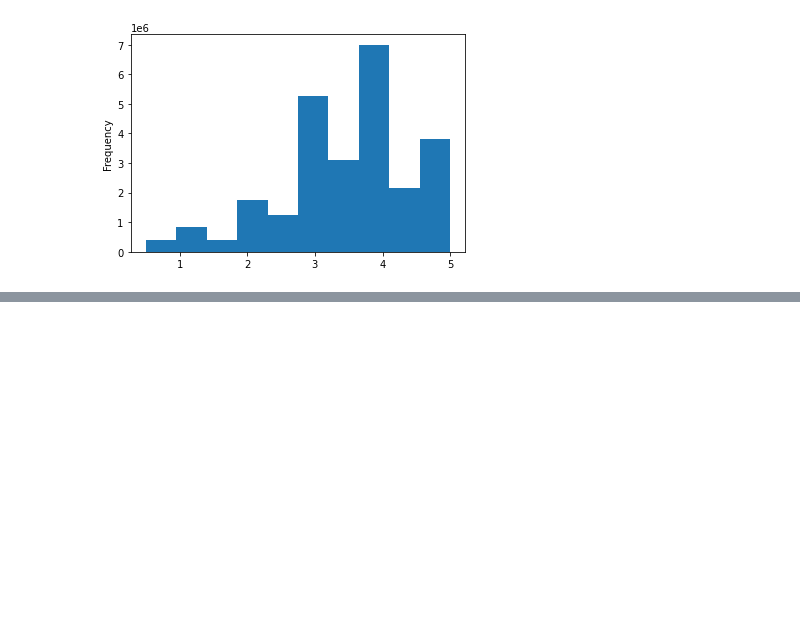
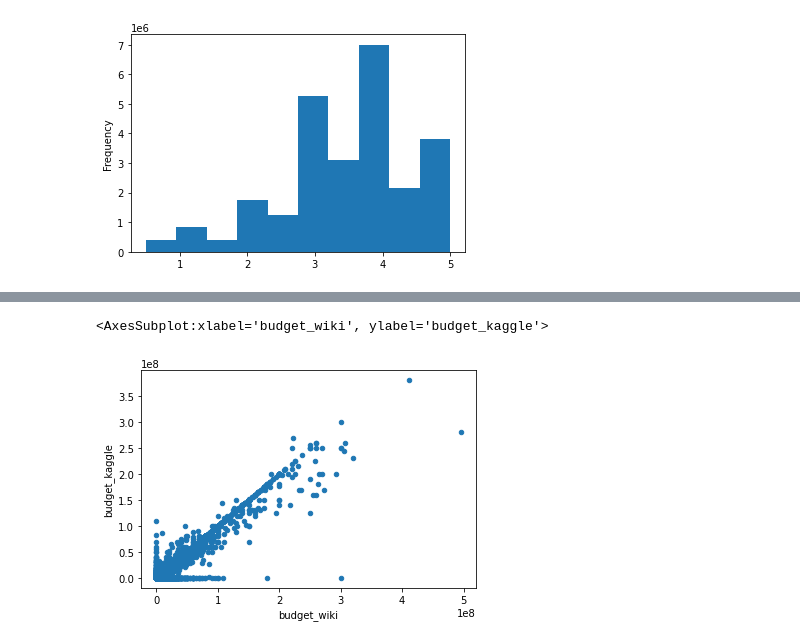
Before and after one commit to jdrobotya/Movies-ETL, a Jupyter notebook: wikipedia_movies.ipynb, the cells around one changed output, grey strips where cells are left out. Cells and saved outputs as stored; diff of their text form; code cells hidden in the pictures; blank space fills up the shorter version.

```diff
--- a/wikipedia_movies.ipynb
+++ b/wikipedia_movies.ipynb
@@ -778,0 +828,7 @@ Name: rating, dtype: float64
+# %%
+#Budget
+movies_df.fillna(0).plot(x='budget_wiki',y='budget_kaggle', kind='scatter')
+#The Wikipedia data appears to have more outliers compared to the Kaggle data. Will keep Kaggle and fill in gaps with Wikipedia
+# %% [output]
+<AxesSubplot:xlabel='budget_wiki', ylabel='budget_kaggle'>
+[figure, added]
```
Also changed, not shown: parts of 23 cells of this notebook.
